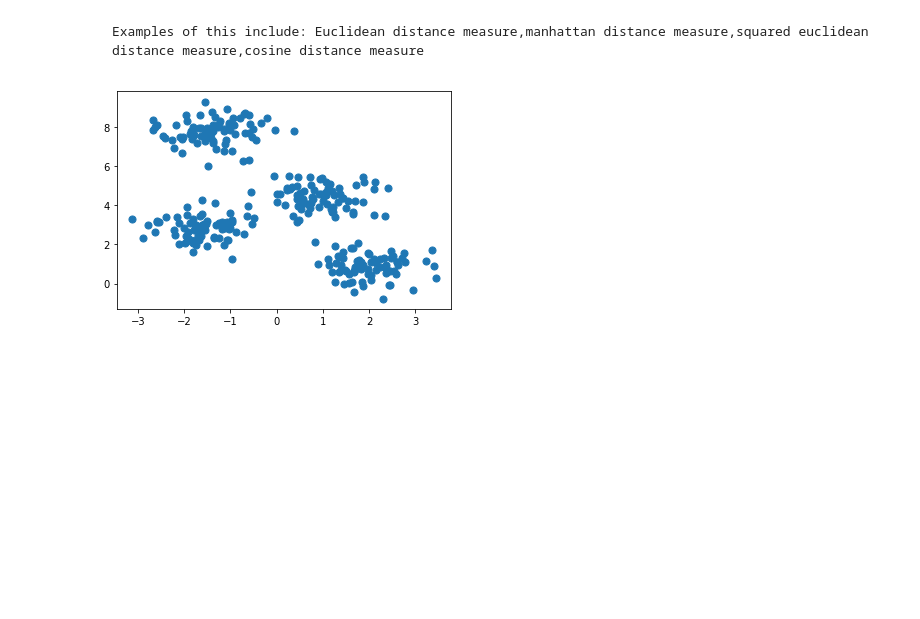
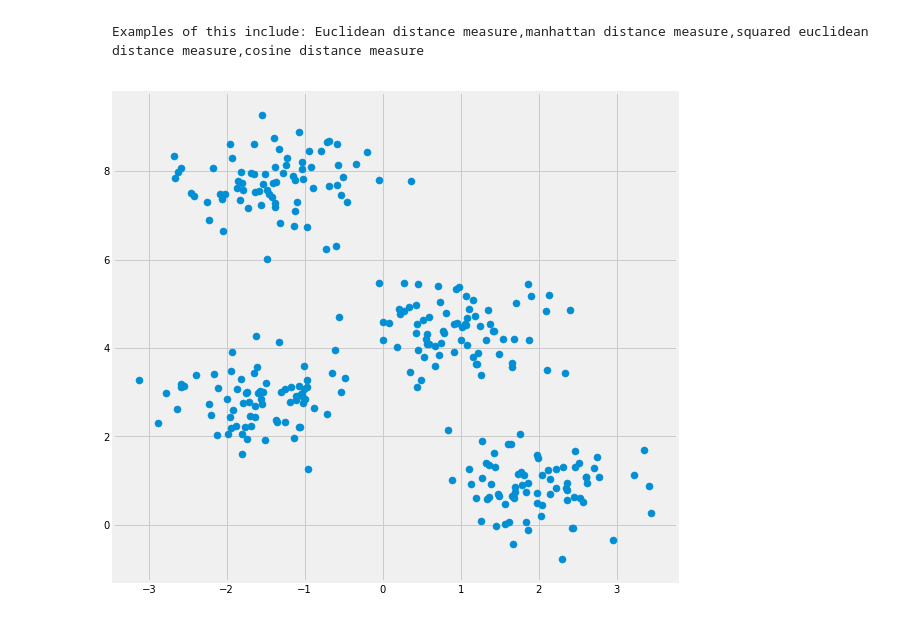
Before and after one commit to nassersaazi/ml_models, a Jupyter notebook: ml_simplilearn.ipynb, the cells around one changed output. Drawn from its saved outputs; the diff is of its cells as text; code cells hidden in the pictures; blank space fills up the shorter version.

```diff
--- a/ml_simplilearn.ipynb
+++ b/ml_simplilearn.ipynb
@@ -12,7 +12,7 @@ import seaborn as sns
 import warnings
 from matplotlib import style
 warnings.filterwarnings('ignore')
-
+style.use('fivethirtyeight')
 
 %matplotlib inline
 # %%
@@ -243,10 +243,15 @@ KMeans uses distance measure
 # %%
 from sklearn.datasets.samples_generator import make_blobs
 #make some random data points
 X, y_true = make_blobs(n_samples=300, centers =4,cluster_std=0.600,random_state=0)
+plt.figure(figsize = (9,9))
 plt.scatter(X[:,0],X[:, 1],s=50)
 plt.show()
+
+
+
+#possible application(cluster students according to their average marks in arts(y axis) and in sciences(x axis))
 # %% [output]
-[figure, old version]
+[figure, new version]
 # %%
 from sklearn.cluster import KMeans
```
Also changed, not shown: parts of 3 cells of this notebook.
